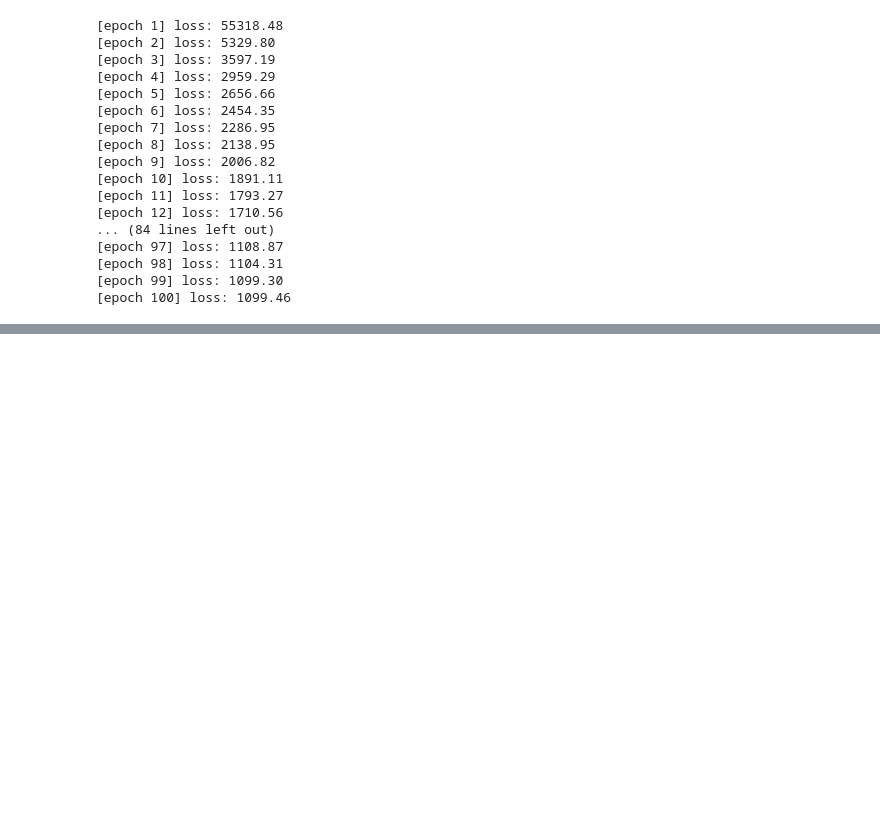
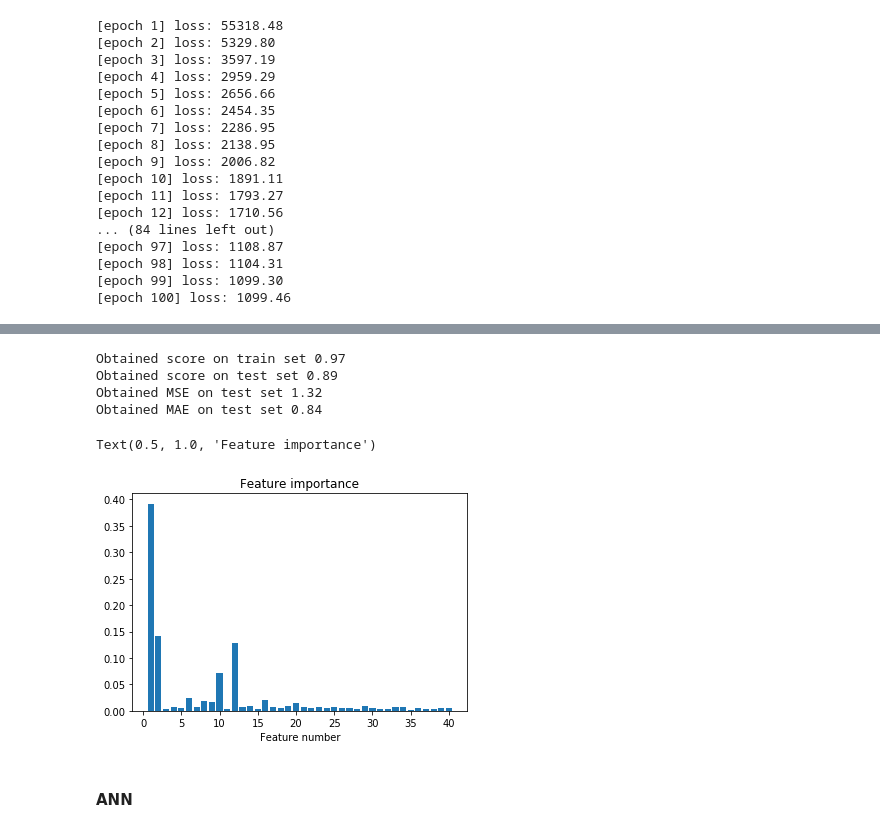
Before and after one commit to ymentha14/NMR_spectro_ML, a Jupyter notebook: project2/main.ipynb, the cells around one changed output, grey strips where cells are left out. Cells and saved outputs as stored; diff of their text form; code cells hidden in the pictures; blank space fills up the shorter version.

```diff
--- a/project2/main.ipynb
+++ b/project2/main.ipynb
@@ -385,0 +387,27 @@ Text(0.5, 1.0, 'Loss evolution during training')
+# %%
+#Random forest regressor
+X_train = np.copy(X_train_save)
+X_test = np.copy(X_test_save)
+y_train = np.copy(y_train_save)
+y_test = np.copy(y_test_save)
+X_train, X_test = do_PCA(X_train,X_test,40)
+minmx_scaler = MinMaxScaler()
+X_train, X_test = apply_scaler(minmx_scaler,X_train,X_test)
+
+rf = RandomForestRegressor(max_depth=15, random_state=0, n_estimators=150)
+train_score,test_score = test_lin_model(rf, X_train, y_train, X_test, y_test)
+# %% [output]
+Obtained score on train set 0.97
+Obtained score on test set 0.89
+Obtained MSE on test set 1.32
+Obtained MAE on test set 0.84
+# %%
+plt.bar(np.arange(40)+1, rf.feature_importances_)
+plt.xlabel('Feature number')
+plt.ylabel('')
+plt.title('Feature importance')
+# %% [output]
+Text(0.5, 1.0, 'Feature importance')
+[figure, added]
+# %% [markdown]
+#### ANN
```
Also changed, not shown: parts of 11 cells of this notebook.
